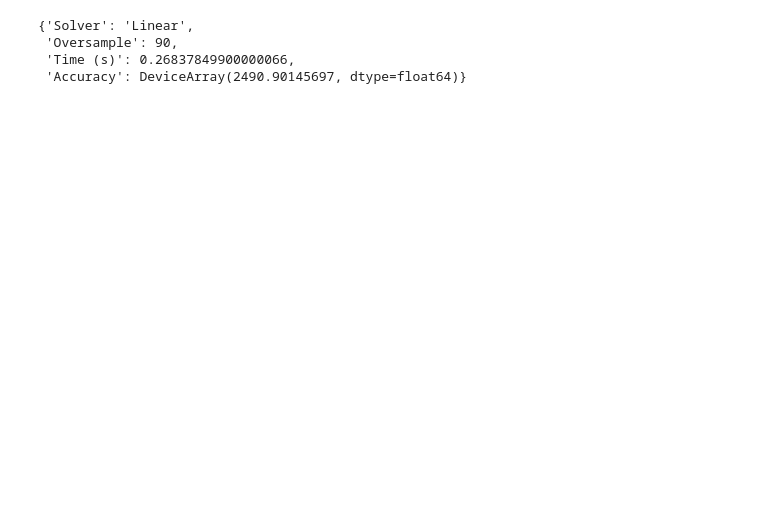
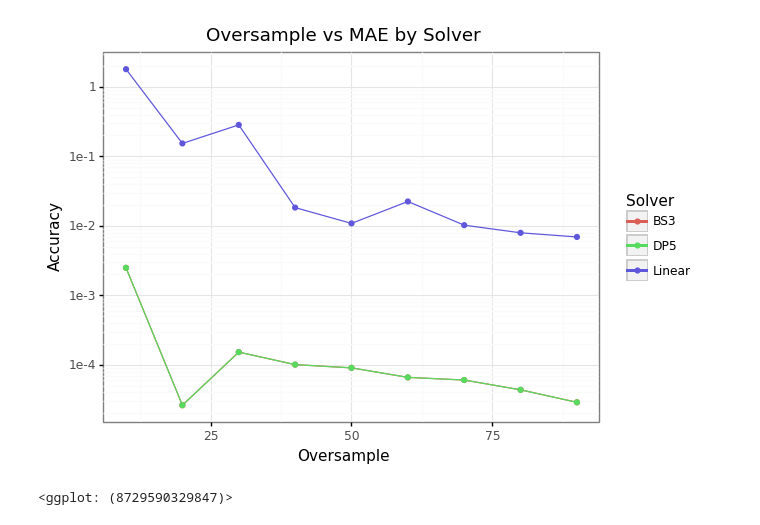
Before and after one commit to Jordan-Dennis/Miyake, a Jupyter notebook: Python ODE/kitkat_linear_solver.ipynb, the cells around one changed output. Drawn from its saved outputs; the diff is of its cells as text; code cells hidden in the pictures; blank space fills up the shorter version.

```diff
--- a/Python ODE/kitkat_linear_solver.ipynb
+++ b/Python ODE/kitkat_linear_solver.ipynb
@@ -23,6 +26,7 @@ PRODUCTION_RATE = 1.76
 def odeint_linear(derivative, y0, timesteps, *args, **kwargs):
     step_size = timesteps[1] - timesteps[0]
 
+    @partial(jit, static_arg_nums=(2, 3))
     def step(y, time_value, step_size=None, derivative=None):
         next_time_value = y + derivative(y, time_value) * step_size
         return next_time_value, next_time_value
@@ -69,43 +75,53 @@ odeint_oversample_resids = {
     "Solver": [],
     "Oversample": [],
     "Time (s)": [],
+    "Time Var (s)": [],
     "Accuracy": []
 }
 # %%
 for solver in odeint:
     for oversample in range(10, 100, 10):
-        timer = process_time()
-        solution, _ = carbon_box_model.run(time_out, oversample, \
-            production, solver=odeint[solver], y0=y_initial, args=parameters, \
-            steady_state_production=PRODUCTION_RATE * UNIT_FACTOR)
-        timer = process_time() - timer
+        times = array([0 for _ in range(10)], dtype=float)
+        for i in range(10):
+            timer = process_time()
+            solution, _ = carbon_box_model.run(time_out, oversample, \
+                production, solver=odeint[solver], y0=y_initial, args=parameters, \
+                steady_state_production=PRODUCTION_RATE * UNIT_FACTOR)
+            timer = process_time() - timer
+            times = times.at[i].set(timer)
 
         # Calculating the residuals
         solution = solution[:, 1] # Selecting the troposphere values
-        oversample_ratio = int(burn_in_oversample / oversample) # For finding comparative index
-        local_true_value = true_values.at[::oversample_ratio]
-        residuals = solution - oversample_ratio
-        accuracy = mean(residuals)
+
+        time_values = [round(750 + i / oversample, 3) for i in range(oversample * 51)]
+        local_true_value = [true_values[time_value] for time_value in time_values]
+
+        residuals = solution - array(local_true_value)
+        accuracy = float(mean(residuals))
 
         del solution
         del local_true_value
-        del oversample_ratio
         del residuals
+        del time_values
 
         odeint_oversample_resids["Solver"].append(solver)
         odeint_oversample_resids["Oversample"].append(oversample)
-        odeint_oversample_resids["Time (s)"].append(timer)
-        odeint_oversample_resids["Accuracy"].append(accuracy)
+        odeint_oversample_resids["Time (s)"].append(float(mean(times)))
+        odeint_oversample_resids["Time Var (s)"].append(float(var(times)))
+        odeint_oversample_resids["Accuracy"].append(abs(accuracy))
 # %%
 odeint_oversample_resids = DataFrame(odeint_oversample_resids)
 (ggplot(odeint_oversample_resids,
-    aes(x="Time (s)", y="Accuracy", color="Oversample", group="Solver"))
+    aes(
+        x="Oversample",
+        y="Accuracy",
+        color="Solver"
+    ))
     + theme_bw()
-    + geom_point())
+    + geom_line()
+    + geom_point()
+    + scale_y_log10()
+    + ggtitle("Oversample vs MAE by Solver"))
+# %% [output]
+[figure, added]
+<ggplot: (8729590329847)>
-# %%
-odeint_oversample_resids
-# %% [output]
-{'Solver': 'Linear',
- 'Oversample': 90,
- 'Time (s)': 0.26837849900000066,
- 'Accuracy': DeviceArray(2490.90145697, dtype=float64)}
```
Also changed, not shown: parts of 6 cells of this notebook.
